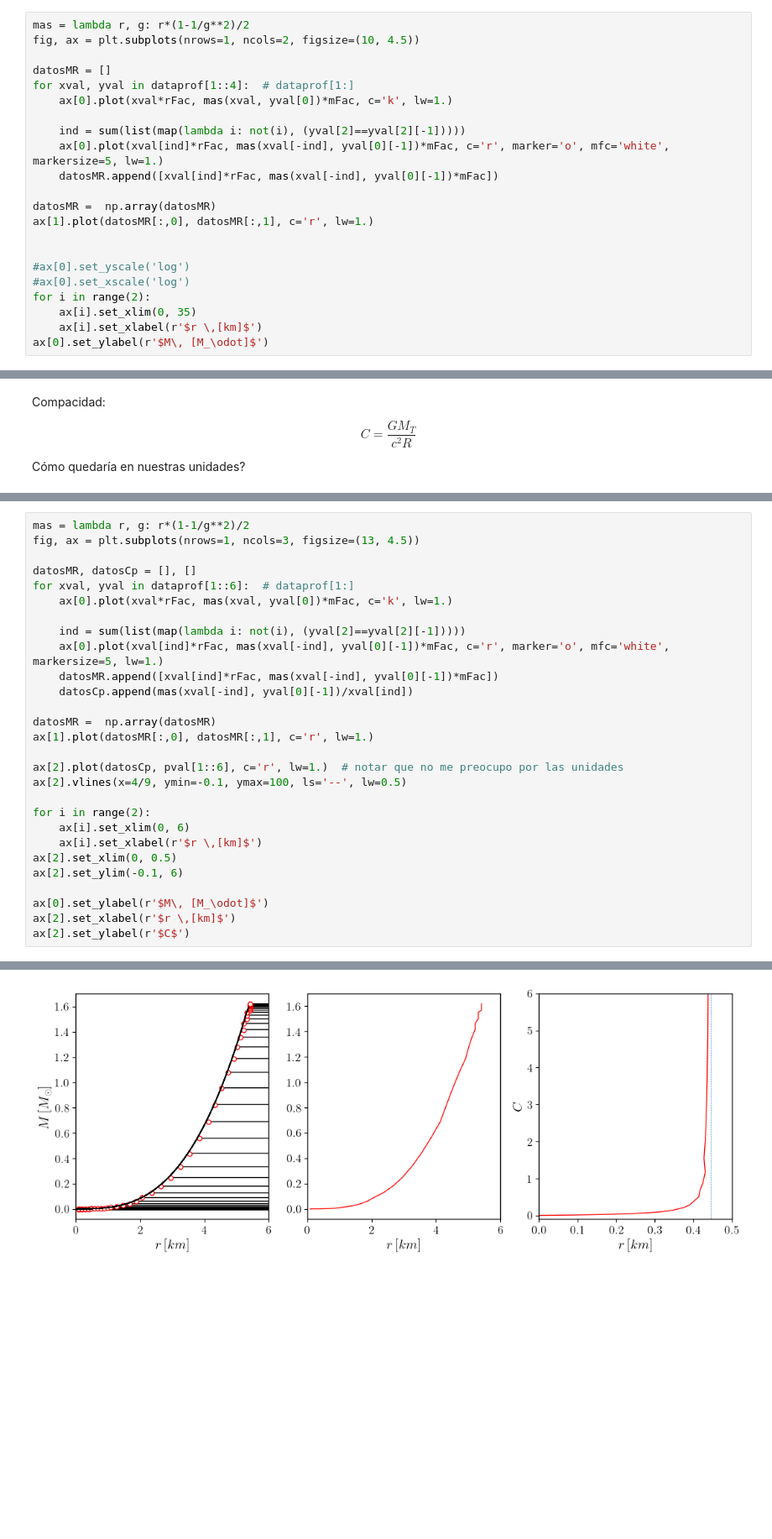
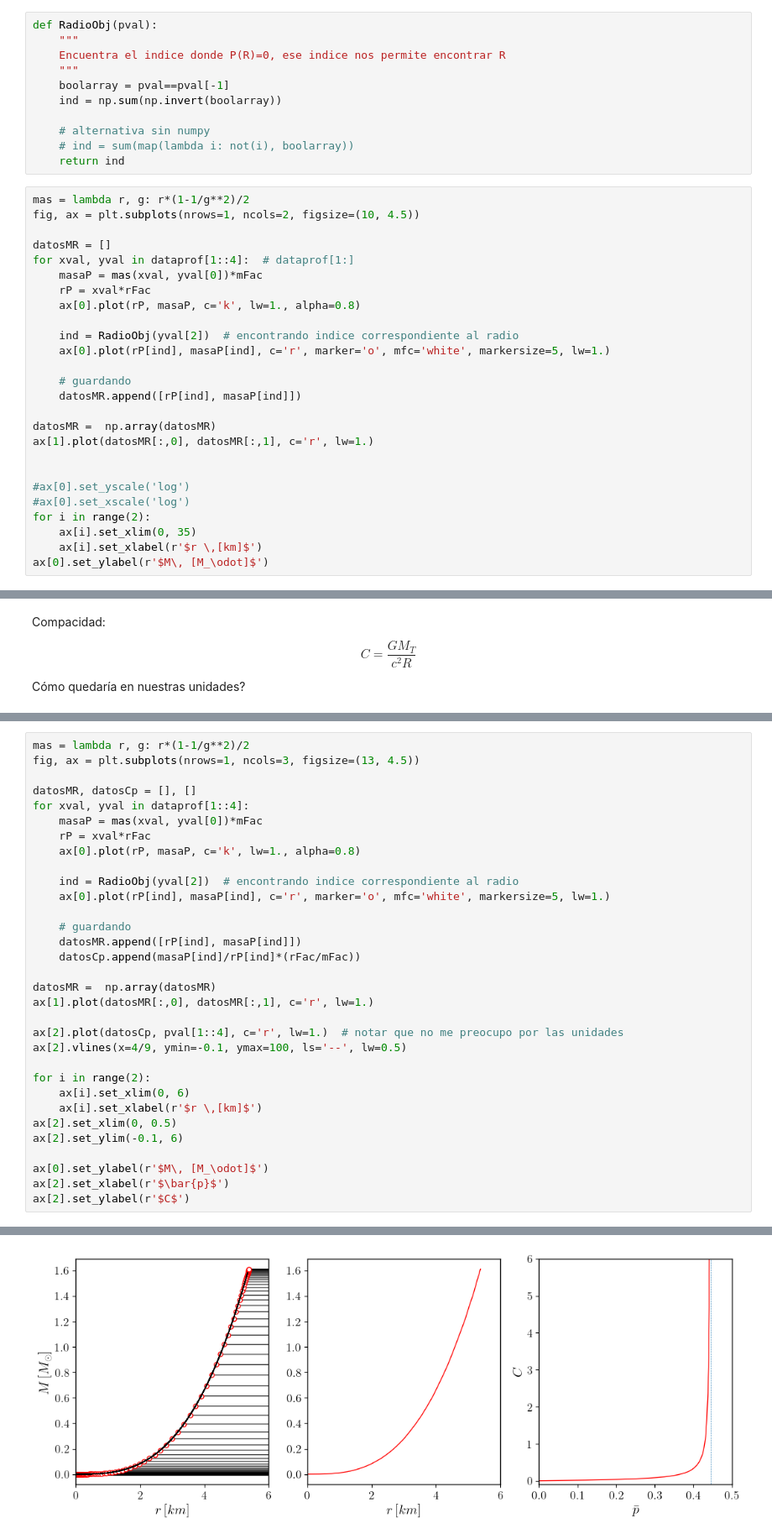
Before and after one commit to Mandy8808/GR_NS_BS, a Jupyter notebook: Jupyter_Notebook/BaryonicStars.ipynb, the cells around one changed output, grey strips where cells are left out. Shown at 84% size. Drawn from its saved outputs; the diff is of its cells as text; blank space fills up the shorter version.

```diff
--- a/Jupyter_Notebook/BaryonicStars.ipynb
+++ b/Jupyter_Notebook/BaryonicStars.ipynb
@@ -445,14 +405,29 @@ rFac = Mp*hb/(ms**2*c)/1e03 #
+# %%
+def RadioObj(pval):
+    """
+    Encuentra el indice donde P(R)=0, ese indice nos permite encontrar R
+    """
+    boolarray = pval==pval[-1]
+    ind = np.sum(np.invert(boolarray))
+
+    # alternativa sin numpy
+    # ind = sum(map(lambda i: not(i), boolarray))
+    return ind
 # %%
 mas = lambda r, g: r*(1-1/g**2)/2
 fig, ax = plt.subplots(nrows=1, ncols=2, figsize=(10, 4.5))
 
 datosMR = []
 for xval, yval in dataprof[1::4]:  # dataprof[1:]
-    ax[0].plot(xval*rFac, mas(xval, yval[0])*mFac, c='k', lw=1.)
+    masaP = mas(xval, yval[0])*mFac
+    rP = xval*rFac
+    ax[0].plot(rP, masaP, c='k', lw=1., alpha=0.8)
 
-    ind = sum(list(map(lambda i: not(i), (yval[2]==yval[2][-1]))))
-    ax[0].plot(xval[ind]*rFac, mas(xval[-ind], yval[0][-1])*mFac, c='r', marker='o', mfc='white', markersize=5, lw=1.)
-    datosMR.append([xval[ind]*rFac, mas(xval[-ind], yval[0][-1])*mFac])
+    ind = RadioObj(yval[2])  # encontrando indice correspondiente al radio
+    ax[0].plot(rP[ind], masaP[ind], c='r', marker='o', mfc='white', markersize=5, lw=1.)
+
+    # guardando
+    datosMR.append([rP[ind], masaP[ind]])
 
 datosMR =  np.array(datosMR)
 ax[1].plot(datosMR[:,0], datosMR[:,1], c='r', lw=1.)
@@ -508,31 +481,35 @@ Cómo quedaría en nuestras unidades?
 # %%
 mas = lambda r, g: r*(1-1/g**2)/2
 fig, ax = plt.subplots(nrows=1, ncols=3, figsize=(13, 4.5))
 
 datosMR, datosCp = [], []
-for xval, yval in dataprof[1::6]:  # dataprof[1:]
-    ax[0].plot(xval*rFac, mas(xval, yval[0])*mFac, c='k', lw=1.)
+for xval, yval in dataprof[1::4]:
+    masaP = mas(xval, yval[0])*mFac
+    rP = xval*rFac
+    ax[0].plot(rP, masaP, c='k', lw=1., alpha=0.8)
 
-    ind = sum(list(map(lambda i: not(i), (yval[2]==yval[2][-1]))))
-    ax[0].plot(xval[ind]*rFac, mas(xval[-ind], yval[0][-1])*mFac, c='r', marker='o', mfc='white', markersize=5, lw=1.)
-    datosMR.append([xval[ind]*rFac, mas(xval[-ind], yval[0][-1])*mFac])
-    datosCp.append(mas(xval[-ind], yval[0][-1])/xval[ind])
+    ind = RadioObj(yval[2])  # encontrando indice correspondiente al radio
+    ax[0].plot(rP[ind], masaP[ind], c='r', marker='o', mfc='white', markersize=5, lw=1.)
+
+    # guardando
+    datosMR.append([rP[ind], masaP[ind]])
+    datosCp.append(masaP[ind]/rP[ind]*(rFac/mFac))
 
 datosMR =  np.array(datosMR)
 ax[1].plot(datosMR[:,0], datosMR[:,1], c='r', lw=1.)
 
-ax[2].plot(datosCp, pval[1::6], c='r', lw=1.)  # notar que no me preocupo por las unidades
+ax[2].plot(datosCp, pval[1::4], c='r', lw=1.)  # notar que no me preocupo por las unidades
 ax[2].vlines(x=4/9, ymin=-0.1, ymax=100, ls='--', lw=0.5)
 
 for i in range(2):
     ax[i].set_xlim(0, 6)
     ax[i].set_xlabel(r'$r \,[km]$')
 ax[2].set_xlim(0, 0.5)
 ax[2].set_ylim(-0.1, 6)
 
 ax[0].set_ylabel(r'$M\, [M_\odot]$')
-ax[2].set_xlabel(r'$r \,[km]$')
+ax[2].set_xlabel(r'$\bar{p}$')
 ax[2].set_ylabel(r'$C$')
 # %% [output]
 Text(0, 0.5, '$C$')
-[figure, old version]
+[figure, new version]
```
Also changed, not shown: parts of 20 cells of this notebook, 3 other files.
